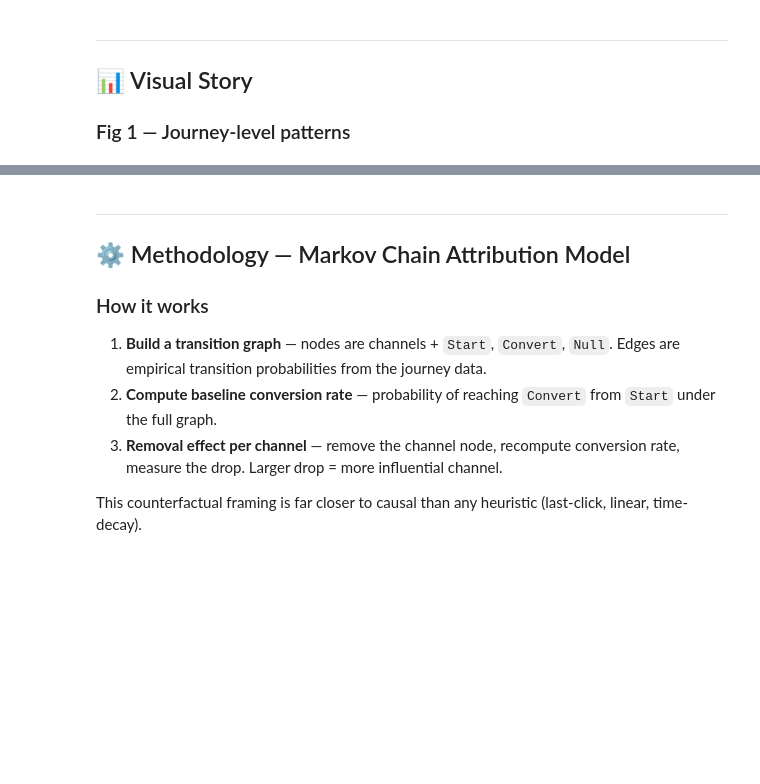
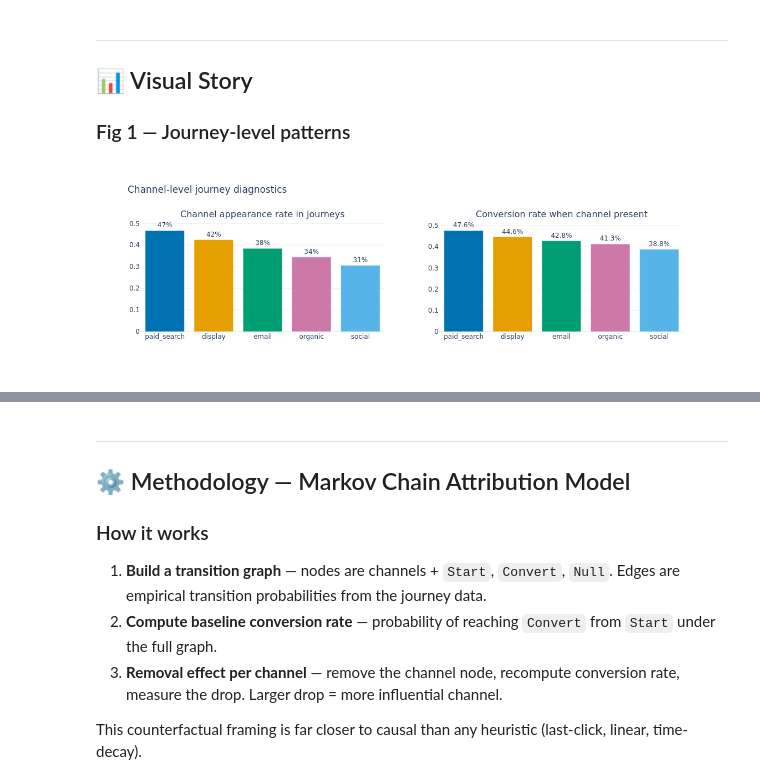
Before and after one commit to stepanaromanov/python_for_marketing_research_and_analytics, a Jupyter notebook: 01_markov_mta/01_markov_chain_mta.ipynb, the cells around one changed output, grey strips where cells are left out. Drawn from its saved outputs; the diff is of its cells as text; code cells hidden in the pictures; blank space fills up the shorter version.

Commit message:
image rendering fix

```diff
--- a/01_markov_mta/01_markov_chain_mta.ipynb
+++ b/01_markov_mta/01_markov_chain_mta.ipynb
@@ -211,32 +213,33 @@ ch_df = pd.DataFrame(channel_rows)
 fig1 = make_subplots(
     rows=1, cols=2,
     subplot_titles=[
         'Channel appearance rate in journeys',
         'Conversion rate when channel present'
     ]
 )
 
 fig1.add_trace(
     go.Bar(x=ch_df.channel, y=ch_df.appearance_pct,
            marker_color=PALETTE_CATEGORICAL, showlegend=False,
            text=[f'{v:.0%}' for v in ch_df.appearance_pct],
            textposition='outside'),
     row=1, col=1
 )
 fig1.add_trace(
     go.Bar(x=ch_df.channel, y=ch_df.cvr_when_present,
            marker_color=PALETTE_CATEGORICAL, showlegend=False,
            text=[f'{v:.1%}' for v in ch_df.cvr_when_present],
            textposition='outside'),
     row=1, col=2
 )
 fig1.update_layout(
     height=380, width=1140, template='plotly_white',
     title_text='Channel-level journey diagnostics',
     font=dict(family='system-ui, sans-serif', size=12)
 )
 
 fig1.update_yaxes(range=[0, ch_df.appearance_pct.max() * 1.1], row=1, col=1)
 fig1.update_yaxes(range=[0, ch_df.cvr_when_present.max() * 1.1], row=1, col=2)
-
-fig1.write_image("images/markov_mta_1.png")
+fig1.show()
+# %% [output]
+[figure, added]
```
Also changed, not shown: parts of 9 cells of this notebook, 56 other files.
